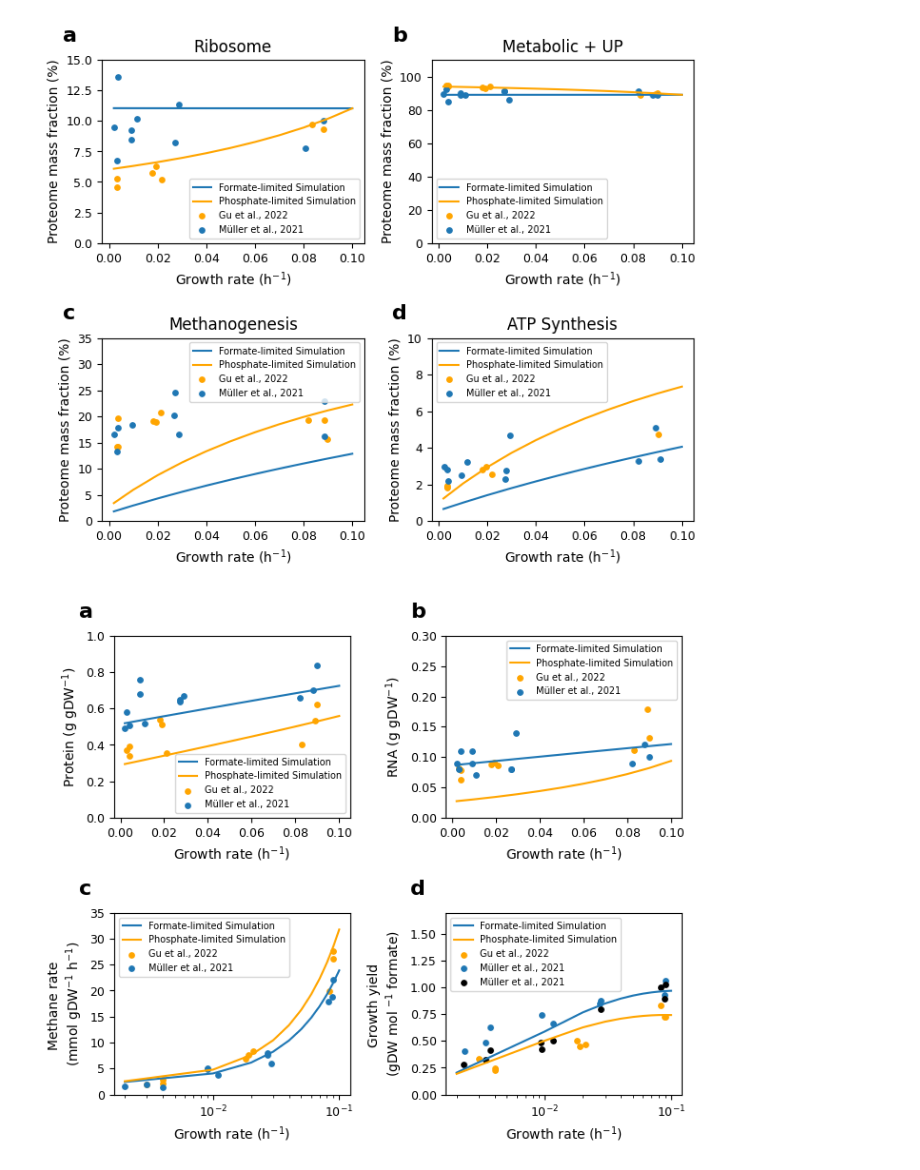
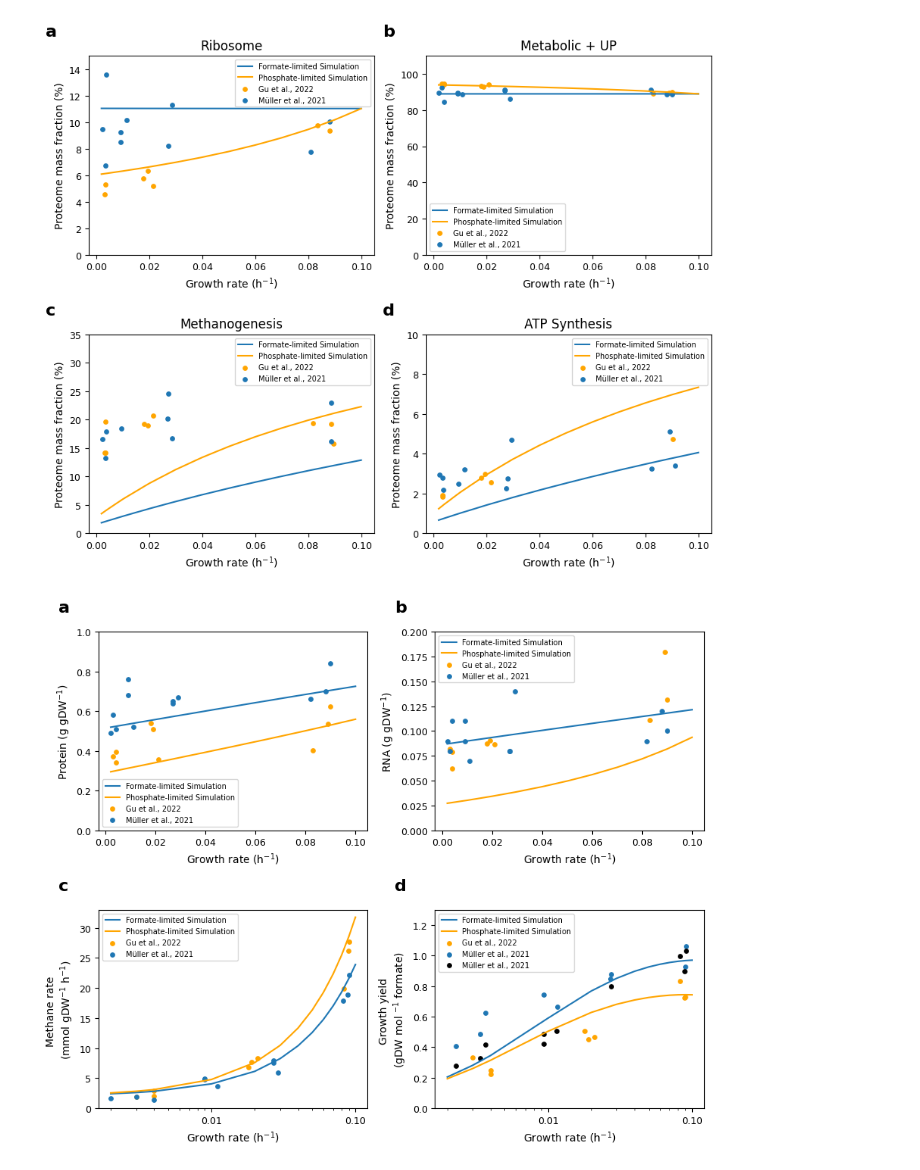
Before and after one commit to GhadaSamir2/pcMMP-model, a Jupyter notebook: Formate- and Phosphate-Limited Simulation.ipynb, the cells around one changed output. Saved outputs shown, nothing was run; the diff lists cells and outputs as text; code cells hidden in the pictures.

```diff
--- a/Formate- and Phosphate-Limited Simulation.ipynb
+++ b/Formate- and Phosphate-Limited Simulation.ipynb
@@ -2,6 +2,7 @@
 from simulation import Simulation
 from extract_fluxes import Fluxes
 import matplotlib.pyplot as plt
+from matplotlib.ticker import ScalarFormatter, FormatStrFormatter
 import  numpy as np
 import pandas as pd
 def limitation_simulation(limitation_type):
@@ -26,7 +27,7 @@ def limitation_simulation(limitation_type):
          "glycogen_list": [], "metabolic_up_list": [], "methanogenesis_list": [],
         "ribosome_list": [], "total_proteins": [], "atp_list": []
     }
-    mus=[0.002, 0.01, 0.02, 0.03, 0.04, 0.05, 0.06, 0.07, 0.08, 0.09,0.1]
+    mus=[0.002,0.003,0.004, 0.01, 0.02, 0.03, 0.04, 0.05, 0.06, 0.07, 0.08, 0.09,0.1]
     for i, mu in enumerate(mus, start=1):
         if limitation_type == "phosphate":
             y = -183.67*mu + 40.367
@@ -73,7 +74,7 @@ def plot_comparison_figures(results_phosphate, results_formate):
 })
 
     # Figure 1: plot Metabolic + UP , Ribosome , Methanogenesis and Atp synthesis
-    fig1, axes1 = plt.subplots(2, 2, figsize=(7, 6))
+    fig1, axes1 = plt.subplots(2, 2, figsize=(9, 7.5))
     # exp_data_figure_1 : experiment data from Müller et al., 2021 and Gu et al., 2022
     exp_data_fig_1 = {
 
@@ -120,7 +121,7 @@ def plot_comparison_figures(results_phosphate, results_formate):
     fig1.savefig("Figures/proteome.png", dpi=300)
 
      # Figure 2: plot Protein , RNA , Growth Yield and Methane
-    fig2, axes2 = plt.subplots(2, 2, figsize=(7, 6))
+    fig2, axes2 = plt.subplots(2, 2, figsize=(9, 7.5))
     # exp_data_fig_2 : experiment data from Müller et al., 2021 and Gu et al., 2022
     exp_data_fig_2 = {
     "protein": {
@@ -159,7 +160,7 @@ def plot_comparison_figures(results_phosphate, results_formate):
     sim_formate_fig_2=[results_formate["total_proteins"],results_formate["rna_list"],results_formate["methane_list"],growth_yield_formate]
     sim_phosphate_fig_2=[results_phosphate["total_proteins"],results_phosphate["rna_list"],results_phosphate["methane_list"],growth_yield_phopshate]
     y_labels_fig2=["Protein (g gDW$^{-1}$)","RNA (g gDW$^{-1}$)","Methane rate \n(mmol gDW$^{-1}$ h$^{-1}$)","Growth yield \n(gDW mol $^{-1}$ formate)"]
-    ylims_fig2 = [(0, 1), (0, 0.3), (0, 35),(0, 1.7)]
+    ylims_fig2 = [(0, 1), (0, 0.20), (0, 33),(0, 1.30)]
     subplot_labels_fig2 = ["a", "b", "c", "d"]
     log_scales_fig2 = [False, False, True, True]
     axes2 = axes2.flatten()
@@ -208,34 +209,34 @@ def plot_fig(axes, mu_list_formate,mu_list_phosphate, res_formate, res_phosphate
 
             if "formate_x_1" in exp and "formate_x_2" in exp:
                 ax.scatter(exp["formate_x_1"], exp["formate_y_1"], color='#1f77b4', s=15, label="Müller et al., 2021")
                 ax.scatter(exp["formate_x_2"], exp["formate_y_2"], color='black', s=15, label="Müller et al., 2021")
             elif "formate_x" in exp:
                 ax.scatter(exp["formate_x"], exp["formate_y"], color='#1f77b4', s=15, label="Müller et al., 2021")
 
 
         if title:
             ax.set_title(title)
         ax.set_ylabel(y_label)
         if ylim:
             ax.set_ylim(ylim)
         ax.set_xlabel("Growth rate (h$^{-1}$)")
         if log_scale:
             ax.set_xscale('log')
+            ax.xaxis.set_major_formatter(FormatStrFormatter('%.2f'))
         ax.legend()
         if label:
             ax.text(-0.15, 1.1, label, transform=ax.transAxes,fontsize=16, fontweight='bold')
 
     plt.tight_layout()
     plt.show()
 
-
 if __name__ == "__main__":
     results_phosphate = limitation_simulation(limitation_type="phosphate")
 
     results_formate = limitation_simulation(limitation_type="formate")
 
     plot_comparison_figures(results_phosphate, results_formate)
 # %% [output]
-[figure, old version]
+[figure, new version]
-[figure, old version]
+[figure, new version]
 [figure]
```
